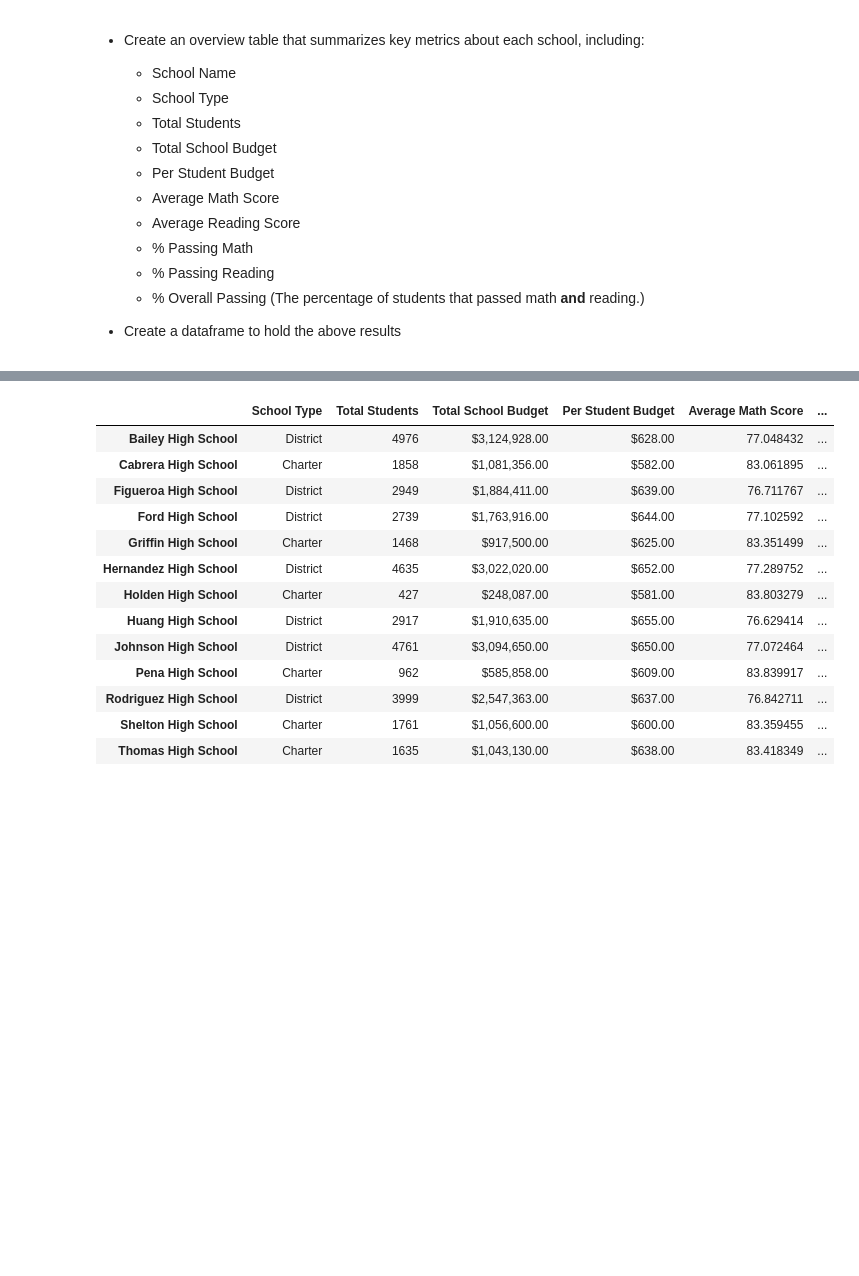
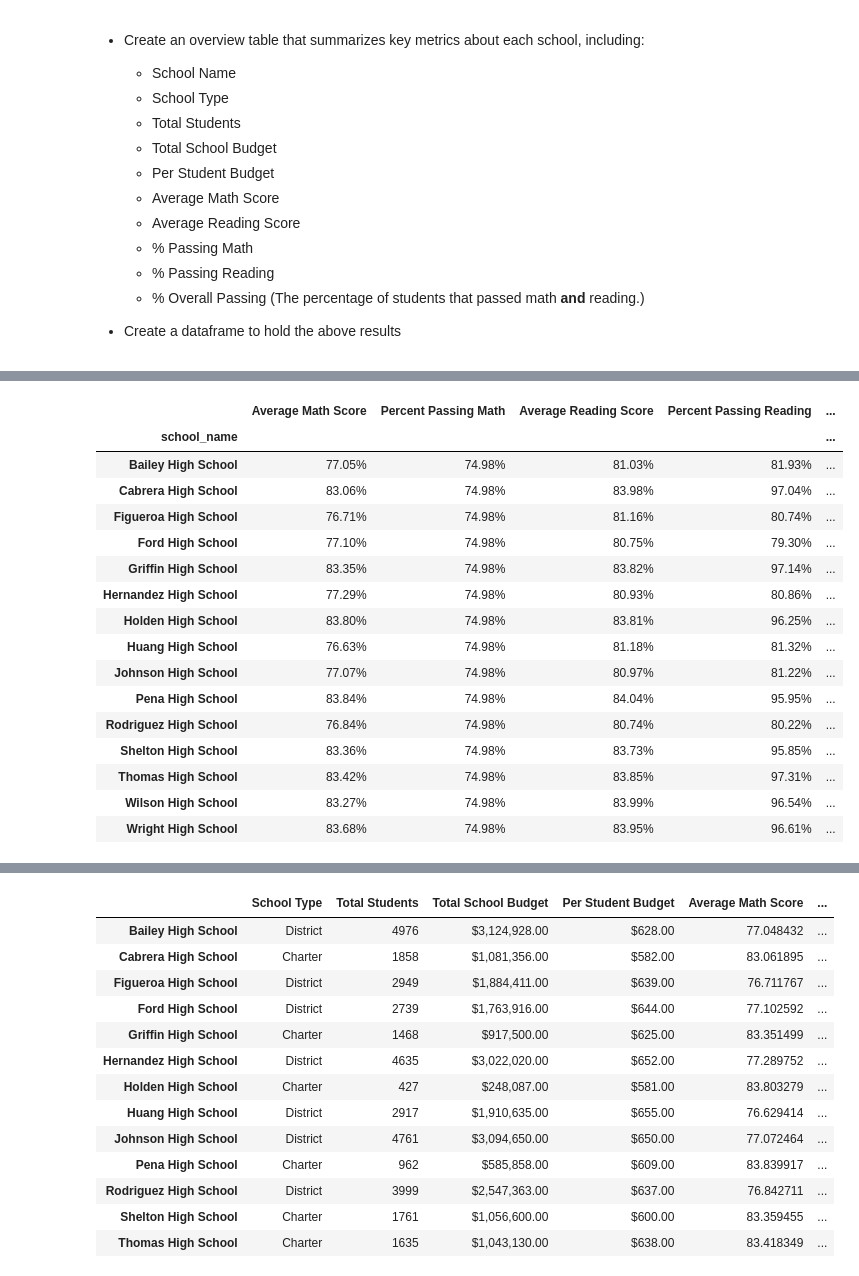
Before and after one commit to NinaLAnderson3/Pandas-Challenge, a Jupyter notebook: Instructions/PyCitySchools/PyCitySchools_starter.ipynb, the cells around one changed output, grey strips where cells are left out. Saved outputs shown, nothing was run; the diff lists cells and outputs as text; code cells hidden in the pictures; blank space fills up the shorter version.

Commit message:
score calculations

```diff
--- a/Instructions/PyCitySchools/PyCitySchools_starter.ipynb
+++ b/Instructions/PyCitySchools/PyCitySchools_starter.ipynb
@@ -111,0 +167,3 @@ perc_pass_math
+# %%
+stu_per_school = school_data_complete.groupby('school_name').count()["Student ID"]
+stu_per_school
@@ -111,0 +188,4 @@ perc_pass_math
+# %%
+#calculatae average math scores by school
+avg_math = school_data_complete.groupby('school_name').mean()["math_score"]
+avg_math
@@ -111,0 +210,4 @@ perc_pass_math
+# %%
+#calculatae average reading scores by school
+avg_reading = school_data_complete.groupby('school_name').mean()["reading_score"]
+avg_reading
@@ -111,0 +232,6 @@ perc_pass_math
+# %%
+pass_both = school_data_complete.loc[school_data_complete["reading_score"] & school_data_complete['math_score']>=70]
+pass_both_grouped = pass_both.groupby('school_name').count()["Student ID"]
+pass_both_grouped
+perc_pass_both = (pass_both_grouped/stu_per_school)*100
+perc_pass_both
@@ -111,0 +256,32 @@ perc_pass_math
+# %%
+#put calculated scores and passing percentages into datafram
+scores_df = pd.DataFrame({"Average Math Score":avg_math,
+                     "Percent Passing Math":perc_pass_math,
+                         "Average Reading Score": avg_reading,
+                         "Percent Passing Reading":perc_pass_reading,
+                         "Percent Passing Both":perc_pass_both})
+#format dataframe
+scores_df["Average Math Score"] = scores_df["Average Math Score"].map("{:,.2f}%".format)
+scores_df["Average Reading Score"] = scores_df["Average Reading Score"].map("{:,.2f}%".format)
+scores_df["Percent Passing Math"] = scores_df["Percent Passing Math"].map("{:,.2f}%".format)
+scores_df["Percent Passing Reading"] = scores_df["Percent Passing Reading"].map("{:,.2f}%".format)
+scores_df["Percent Passing Both"] = scores_df["Percent Passing Both"].map("{:,.2f}%".format)
+scores_df
+# %% [output]
+|  | Average Math Score | Percent Passing Math | Average Reading Score | Percent Passing Reading | ... |
+| school_name |  |  |  |  | ... |
+| Bailey High School | 77.05% | 74.98% | 81.03% | 81.93% | ... |
+| Cabrera High School | 83.06% | 74.98% | 83.98% | 97.04% | ... |
+| Figueroa High School | 76.71% | 74.98% | 81.16% | 80.74% | ... |
+| Ford High School | 77.10% | 74.98% | 80.75% | 79.30% | ... |
+| Griffin High School | 83.35% | 74.98% | 83.82% | 97.14% | ... |
+| Hernandez High School | 77.29% | 74.98% | 80.93% | 80.86% | ... |
+| Holden High School | 83.80% | 74.98% | 83.81% | 96.25% | ... |
+| Huang High School | 76.63% | 74.98% | 81.18% | 81.32% | ... |
+| Johnson High School | 77.07% | 74.98% | 80.97% | 81.22% | ... |
+| Pena High School | 83.84% | 74.98% | 84.04% | 95.95% | ... |
+| Rodriguez High School | 76.84% | 74.98% | 80.74% | 80.22% | ... |
+| Shelton High School | 83.36% | 74.98% | 83.73% | 95.85% | ... |
+| Thomas High School | 83.42% | 74.98% | 83.85% | 97.31% | ... |
+| Wilson High School | 83.27% | 74.98% | 83.99% | 96.54% | ... |
+| Wright High School | 83.68% | 74.98% | 83.95% | 96.61% | ... |
```
Also changed, not shown: parts of 12 cells of this notebook.
